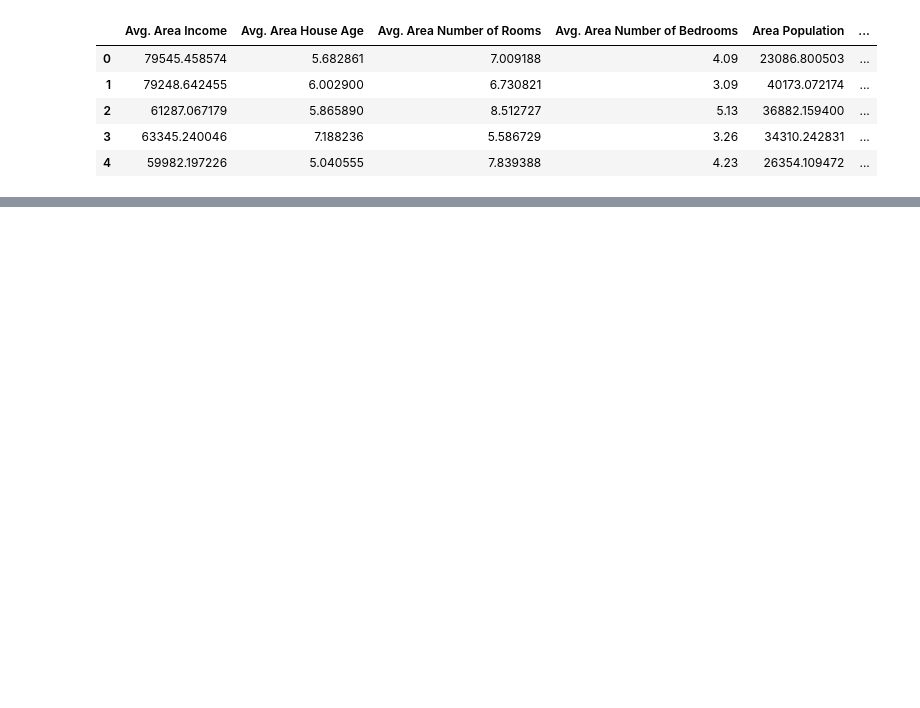
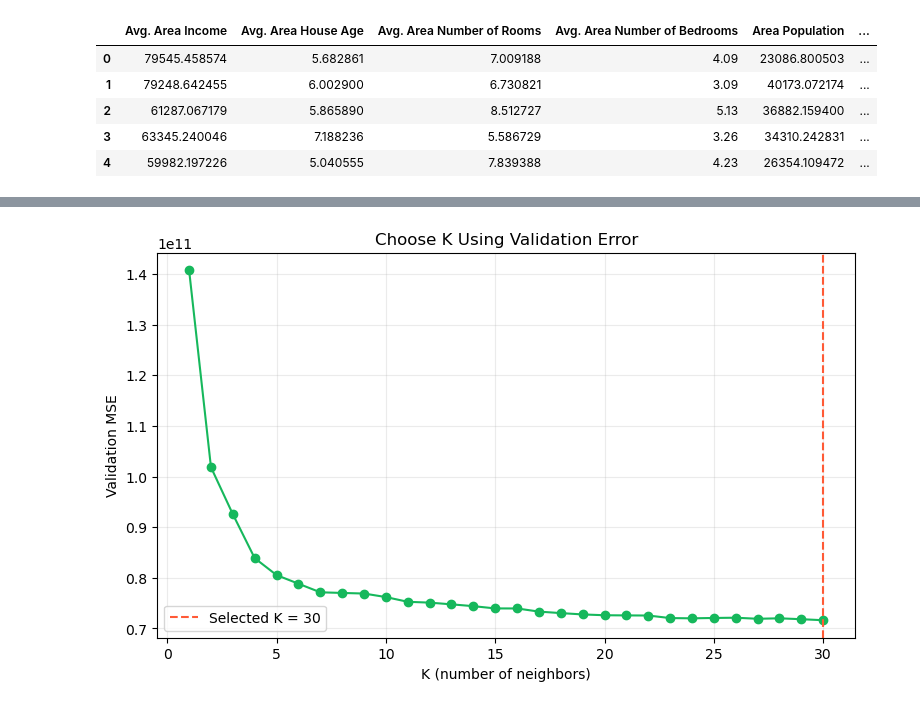
Before and after one commit to naaeeem/House-Price-Prediction-Gradio-Application, a Jupyter notebook: app.ipynb, the cells around one changed output, grey strips where cells are left out. Saved outputs shown, nothing was run; the diff lists cells and outputs as text; code cells hidden in the pictures; blank space fills up the shorter version.

```diff
--- a/app.ipynb
+++ b/app.ipynb
@@ -12,0 +73,15 @@ df.head()
+# %%
+from sklearn.neighbors import KNeighborsRegressor
+from sklearn.metrics import r2_score
+
+# Create a KNN regression model that uses the 5 nearest neighbors.
+knn_without_scaling = KNeighborsRegressor(n_neighbors=5)
+
+# Train the KNN model using the training features and their actual house prices.
+knn_without_scaling.fit(X_train, y_train)
+
+# Use the trained model to predict house prices for the validation data.
+prediction_without_scaling = knn_without_scaling.predict(X_validation)
+
+# R² measures how well the model explains the variation in the actual target values; closer to 1 means better performance.
+print(f"Validation R² without scaling: {r2_score(y_validation, prediction_without_scaling):.3f}")
@@ -12,0 +90,18 @@ df.head()
+# %%
+from sklearn.preprocessing import StandardScaler
+from sklearn.pipeline import Pipeline
+
+# Create a pipeline that first scales the data and then applies KNN regression.
+scaled_knn = Pipeline([
+    ("scaler", StandardScaler()), # Standardize each feature using the training data's mean and standard deviation.
+    ("knn", KNeighborsRegressor(n_neighbors=5)) # Create a KNN regression model that uses the 5 nearest neighbors.
+])
+
+# Train the pipeline on the training data; scaling is fitted only on X_train.
+scaled_knn.fit(X_train, y_train)
+
+# Scale the validation features using the fitted scaler and predict their house prices.
+prediction_with_scaling = scaled_knn.predict(X_validation)
+
+# Calculate and display the R² score to measure the model's performance on validation data.
+print(f"Validation R² with scaling: {r2_score(y_validation, prediction_with_scaling):.3f}")
@@ -12,0 +153,14 @@ df.head()
+# %%
+import matplotlib.pyplot as plt
+
+plt.figure(figsize=(9, 5))
+plt.plot(k_values, validation_mse, color="#16B85C", marker="o")
+plt.axvline(best_k, color="#FF5A36", linestyle="--", label=f"Selected K = {best_k}")
+plt.xlabel("K (number of neighbors)")
+plt.ylabel("Validation MSE")
+plt.title("Choose K Using Validation Error")
+plt.legend()
+plt.grid(alpha=0.25)
+plt.show()
+# %% [output]
+[figure, added]
```
Also changed, not shown: parts of 18 cells of this notebook, 2 other files.
